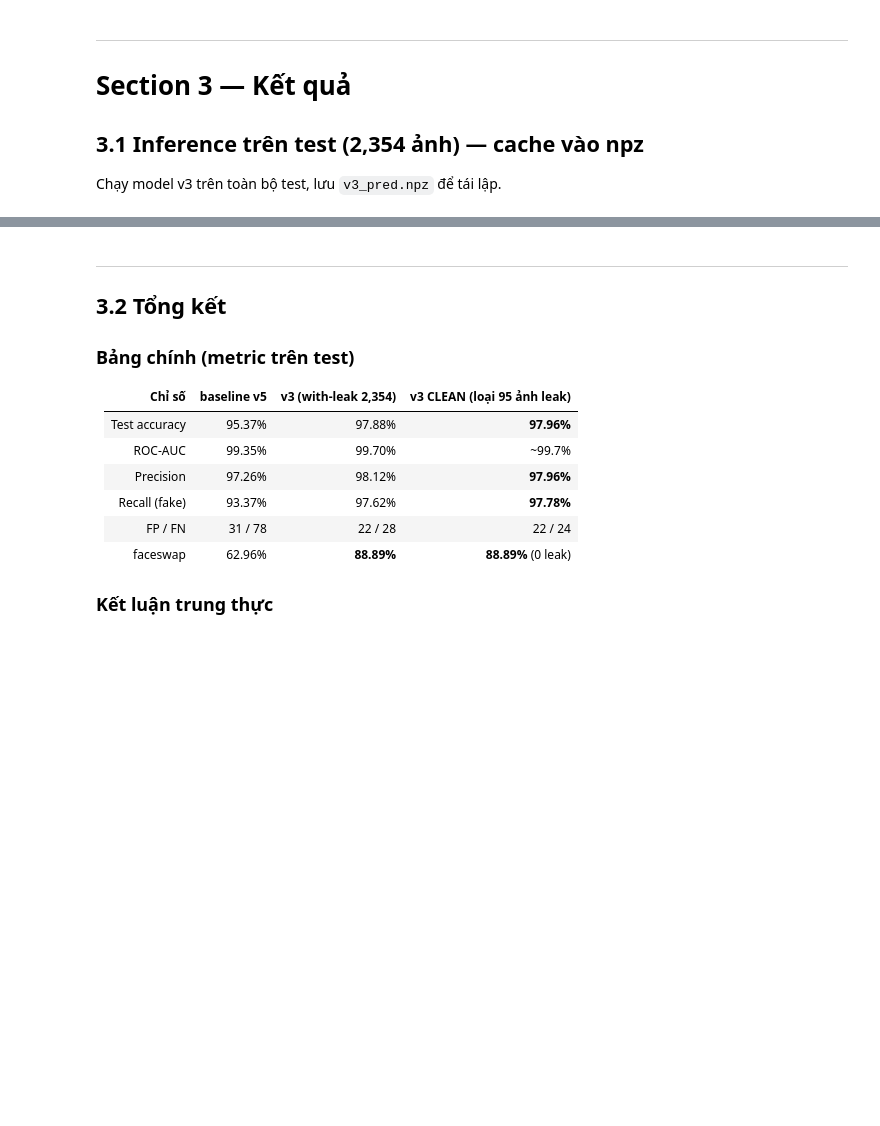
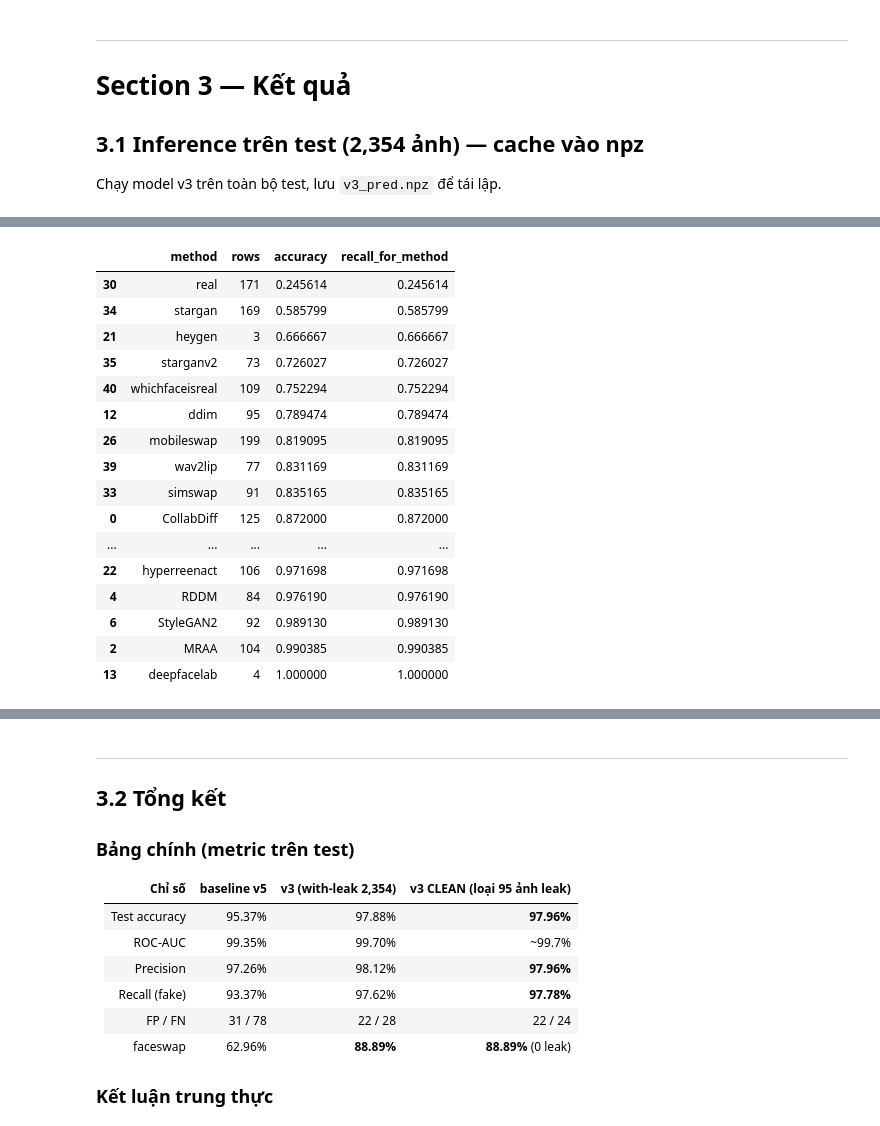
Before and after one commit to QuangManhAI/deepfake-ViT, a Jupyter notebook: notebooks/courseWorkCheck.ipynb, the cells around one changed output, grey strips where cells are left out. Cells and saved outputs as stored; diff of their text form; code cells hidden in the pictures; blank space fills up the shorter version.

```diff
--- a/notebooks/courseWorkCheck.ipynb
+++ b/notebooks/courseWorkCheck.ipynb
@@ -731,65 +563,36 @@ LEGACY SECTION SKIPPED - required legacy inputs are not in this repo.
 # %%
-# --- LEGACY SECTION (v5_weakfix corpus / external benchmark) -----------
-# Preserved verbatim. Runs only when the legacy inputs are present.
-if not LEGACY_DATA_AVAILABLE:
-    print('LEGACY SECTION SKIPPED - required legacy inputs are not in this repo.')
-else:
-    # --- LEGACY SECTION (external RunPod benchmark) -------------------------
-    # These cells were authored against /workspace/... predictions that are
-    # not part of this repository. They are preserved verbatim below but are
-    # skipped when their inputs are absent. Nothing is fabricated.
-    _legacy_needed = [n for n in ('labels', 'probs', 'preds') if n not in dir()]
-    if _legacy_needed:
-        print('LEGACY SECTION SKIPPED - external benchmark predictions absent:',
-              _legacy_needed)
-        print('  See the SESSION-2 addendum below for the canonical, reproducible\n'
-              '  evaluation on the current protocol.')
-    else:
-        # ---- per-method accuracy: v3 vs baseline (từ CSV đã lưu) + cảnh báo leak ----
-        def read_pm(p):
-            with open(p) as f:
-                return {r["Method"]: float(r["Accuracy"]) for r in csv.DictReader(f)}
-
-        pm_base = read_pm(PM_BASE)
-        pm_v2   = read_pm(PM_V2)
-        pm_v3   = read_pm(PM_V3)
-
-        # các method quan tâm (chỗ sụp baseline + real)
-        focus = ["faceswap", "starganv2", "whichfaceisreal", "facedancer", "sadtalker",
-                 "fsgan", "wav2lip", "e4s", "simswap", "blendface", "lia", "inswap", "real"]
-        focus = [m for m in focus if m in pm_base and m in pm_v3]
-
-        # số ảnh test của từng method bị leak (từ 1.3)
-        leak_n = Counter(test[i]["method"] for i in leaked_idx)
-
-        print(f"\n{'method':<20}{'baseline':>9}{'v2':>8}{'v3':>8}{'leak(test)':>11}  ghi chú")
-        for m in focus:
-            lk = leak_n.get(m, 0)
-            n_te = te_method.get(m, 0)
-            note = ""
-            if m in ("whichfaceisreal", "CollabDiff") and lk == n_te and n_te > 0:
-                note = "⚠️ 100% test trong train → KHÔNG đo được"
-            elif lk > 0:
-                note = f"⚠️ {lk}/{n_te} test trong train"
-            print(f"{m:<20}{pm_base[m]:>9.1f}{pm_v2[m]:>8.1f}{pm_v3[m]:>8.1f}{lk:>5}/{n_te:<5}  {note}")
-
-        x = np.arange(len(focus)); w = 0.38
-        fig, ax = plt.subplots(figsize=(12.5, 5.2))
-        ax.bar(x - w/2, [pm_base[m] for m in focus], w, label="baseline v5", color="#c8967a")
-        ax.bar(x + w/2, [pm_v3[m] for m in focus], w, label="finetune v3", color="#4a7fb5")
-        leak_tick = ["⚠️ " + m if leak_n.get(m, 0) > 0 else m for m in focus]
-        ax.set_xticks(x); ax.set_xticklabels(leak_tick, rotation=38, ha="right")
-        ax.set_ylabel("Accuracy %"); ax.set_ylim(50, 102)
-        ax.axhline(100, color="k", ls="--", lw=.8, alpha=.4)
-        ax.set_title("Per-method accuracy: baseline v5 vs finetune v3 (⚠️ = method có ảnh test lọt vào train)")
-        ax.legend(); ax.grid(alpha=.3, axis="y")
-        plt.tight_layout()
-        plt.savefig(OUT / "per_method_v3_vs_base.png", dpi=150)
-        plt.show()
-        print("""
-        → ĐỌC KẾT QUẢ TRUNG THỰC:
-          • faceswap 62.96→88.89  : CLEAN (0 ảnh leak) — cải thiện THẬT, là mục tiêu chính của v3. ✅
-          • whichfaceisreal, CollabDiff : 100% ảnh test trong train → điểm v3 là memorize, BỎ QUA.
-          • starganv2: 33/40 ảnh test trong train → điểm 95% không đáng tin (chỉ 7 ảnh sạch).
-          • facedancer 74→92.6, fsgan/simswap/blendface/lia/wav2lip/e4s/inswap: không leak → cải thiện THẬT.""")
+# CURRENT CANONICAL SECTION: per-method detection from persisted predictions.
+per_method = canonical_predictions.copy()
+per_method["method"] = per_method["method"].fillna("unknown")
+method_metrics = []
+for method, group in per_method.groupby("method"):
+    method_label = 0 if method == "real" else 1
+    method_metrics.append({
+        "method": method,
+        "rows": len(group),
+        "accuracy": float((group["predicted_label"] == group["label"]).mean()),
+        "recall_for_method": float((group["predicted_label"] == method_label).mean()),
+    })
+method_metrics = pd.DataFrame(method_metrics).sort_values("accuracy")
+display(method_metrics)
+assert not method_metrics.empty
+print(f"PASS — canonical per-method metrics computed for {len(method_metrics)} methods.")
+print("NOT APPLICABLE — legacy v5 versus v3 improvement claims are not asserted.")
 # %% [output]
+|  | method | rows | accuracy | recall_for_method |
+| 30 | real | 171 | 0.245614 | 0.245614 |
+| 34 | stargan | 169 | 0.585799 | 0.585799 |
+| 21 | heygen | 3 | 0.666667 | 0.666667 |
+| 35 | starganv2 | 73 | 0.726027 | 0.726027 |
+| 40 | whichfaceisreal | 109 | 0.752294 | 0.752294 |
+| 12 | ddim | 95 | 0.789474 | 0.789474 |
+| 26 | mobileswap | 199 | 0.819095 | 0.819095 |
+| 39 | wav2lip | 77 | 0.831169 | 0.831169 |
+| 33 | simswap | 91 | 0.835165 | 0.835165 |
+| 0 | CollabDiff | 125 | 0.872000 | 0.872000 |
+| ... | ... | ... | ... | ... |
+| 22 | hyperreenact | 106 | 0.971698 | 0.971698 |
+| 4 | RDDM | 84 | 0.976190 | 0.976190 |
+| 6 | StyleGAN2 | 92 | 0.989130 | 0.989130 |
+| 2 | MRAA | 104 | 0.990385 | 0.990385 |
+| 13 | deepfacelab | 4 | 1.000000 | 1.000000 |
```
Also changed, not shown: parts of 20 cells of this notebook, 5 other files.
